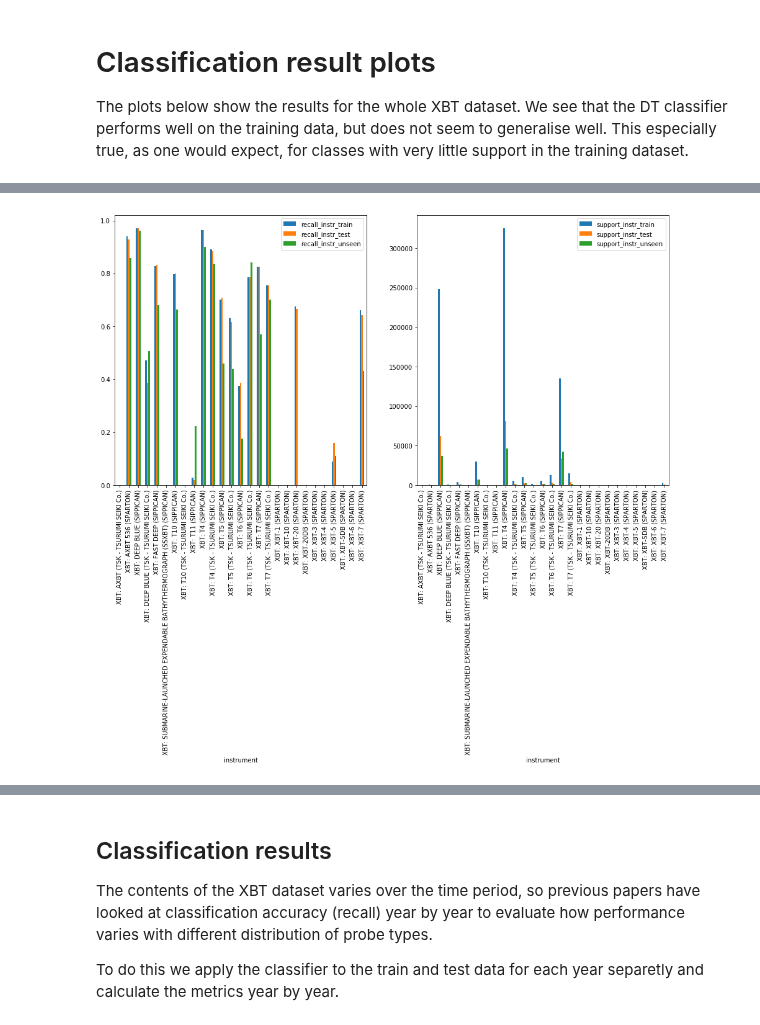
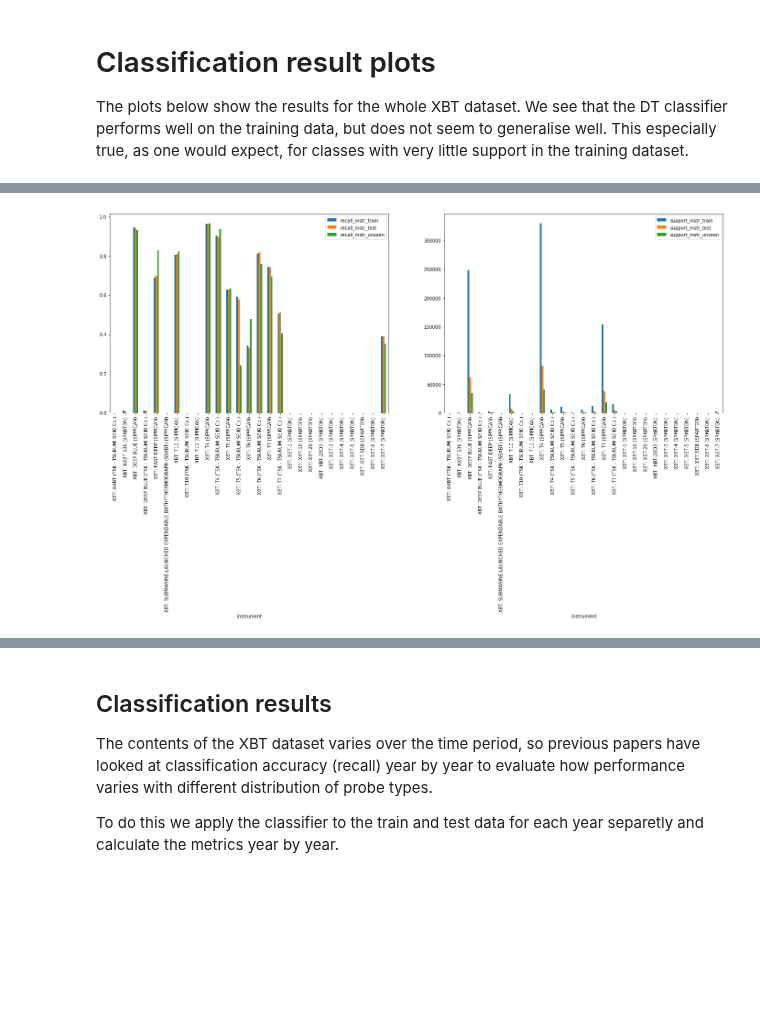
Before and after one commit to MetOffice/XBTs_classification, a Jupyter notebook: classification/first_ml_extend_cruiseSplit_latLonCountry.ipynb, the cells around one changed output, grey strips where cells are left out. Cells and saved outputs as stored; diff of their text form; code cells hidden in the pictures; blank space fills up the shorter version.

```diff
--- a/classification/first_ml_extend_cruiseSplit_latLonCountry.ipynb
+++ b/classification/first_ml_extend_cruiseSplit_latLonCountry.ipynb
@@ -176,6 +161,6 @@ MLPClassifier(activation='relu', alpha=0.0001, batch_size='auto', beta_1=0.9,
 # %%
 y_res_train_instr_all = clf_dt_instr1.predict(X_train_all)
-metrics1 = sklearn.metrics.precision_recall_fscore_support(y_instr_train_all, y_res_train_instr_all, )
+metrics1 = sklearn.metrics.precision_recall_fscore_support(y_instr_train_all, y_res_train_instr_all, labels=list(range(0,len(metrics_per_class_all['instrument']))))
 metrics_per_class_all.update( {
     'precision_instr_train': metrics1[0],
     'recall_instr_train': metrics1[1],
@@ -189,7 +174,7 @@ metrics_avg_all.update({
 })
 # %%
 y_res_test_instr_all = clf_dt_instr1.predict(X_test_all)
-metrics1 = sklearn.metrics.precision_recall_fscore_support(y_instr_test_all, y_res_test_instr_all, )
+metrics1 = sklearn.metrics.precision_recall_fscore_support(y_instr_test_all, y_res_test_instr_all, labels=list(range(0,len(metrics_per_class_all['instrument']))))
 metrics_per_class_all.update( {
     'precision_instr_test': metrics1[0],
     'recall_instr_test': metrics1[1],
@@ -203,7 +188,7 @@ metrics_avg_all.update({
 })
 # %%
 y_res_unseen_instr_all = clf_dt_instr1.predict(X_unseen_all)
-metrics1 = sklearn.metrics.precision_recall_fscore_support(y_instr_unseen_all, y_res_unseen_instr_all, )
+metrics1 = sklearn.metrics.precision_recall_fscore_support(y_instr_unseen_all, y_res_unseen_instr_all, labels=list(range(0,len(metrics_per_class_all['instrument']))))
 metrics_per_class_all.update( {
     'precision_instr_unseen': metrics1[0],
     'recall_instr_unseen': metrics1[1],
@@ -215,8 +200,6 @@ metrics_avg_all.update({
     'recall_instr_unseen' : sum(metrics1[1] * metrics1[3])/ sum(metrics1[3]),
     'f1_instr_unseen' : sum(metrics1[2] * metrics1[3])/ sum(metrics1[3]),
 })
-# %%
-metrics_per_class_all['instrument'] = list(xbt_labelled._feature_encoders['instrument'].categories_[0])
 # %%
 df_metrics_per_class_instr = pandas.DataFrame.from_dict({k1:v1 for k1,v1 in metrics_per_class_all.items() if 'instr' in k1})
 # %%
@@ -260,11 +223,11 @@ df_metrics_per_class_instr
 # %%
-fig_results_all_dt = matplotlib.pyplot.figure('xbt_results_all_dt', figsize=(16,8))
+fig_results_all_dt = matplotlib.pyplot.figure('xbt_results_all_dt', figsize=(24,8))
 axis_instr_metrics = fig_results_all_dt.add_subplot(121)
 _ = df_metrics_per_class_instr.plot.bar(x='instrument', y=['recall_instr_train','recall_instr_test','recall_instr_unseen'],ax=axis_instr_metrics)
 axis_instr_support = fig_results_all_dt.add_subplot(122)
 _ = df_metrics_per_class_instr.plot.bar(x='instrument',y=['support_instr_train', 'support_instr_test', 'support_instr_unseen'], ax=axis_instr_support)
 # %% [output]
-[figure, old version]
+[figure, new version]
 # %%
 df_metrics_avg.plot.bar(figsize=(18,12), x='target', y='recall')
 # %% [output]
```
Also changed, not shown: parts of 23 cells of this notebook, 1 other file.
